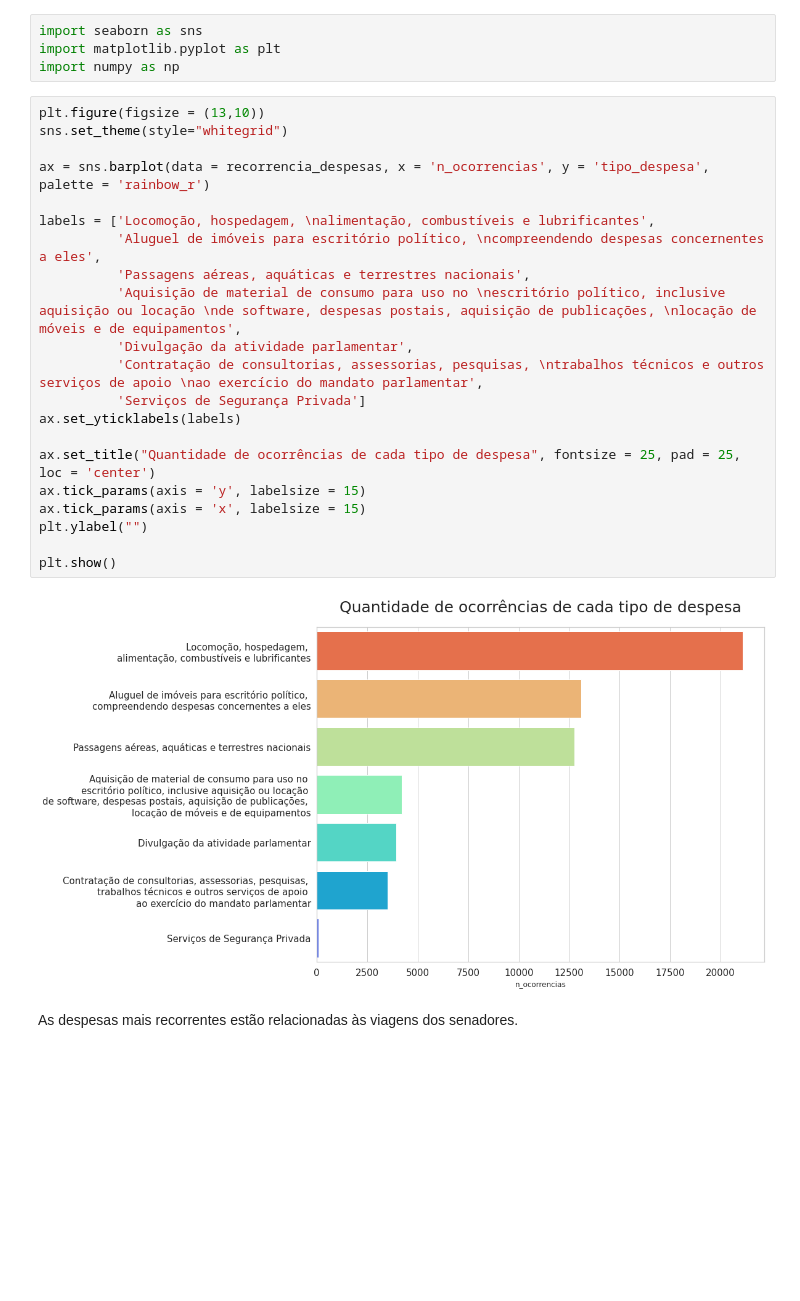
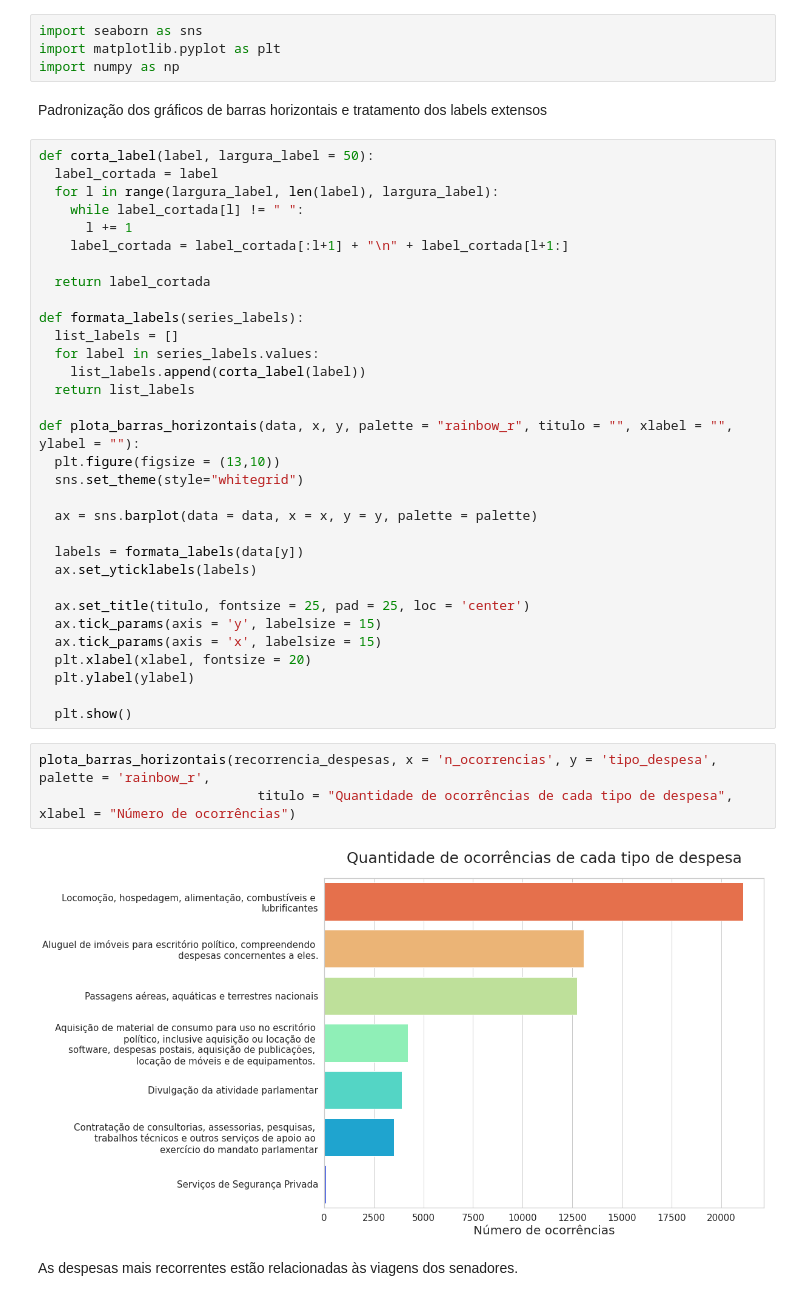
Before and after one commit to Tathy/Pesquisa-reembolsos-CEAPS, a Jupyter notebook: Pesquisa_sobre_dados_do_CEAPS.ipynb, the cells around one changed output. Saved outputs shown, nothing was run; the diff lists cells and outputs as text; blank space fills up the shorter version.

Commit message:
Análise sobre Gastos por tipo de despesa e Padronização de gráficos

```diff
--- a/Pesquisa_sobre_dados_do_CEAPS.ipynb
+++ b/Pesquisa_sobre_dados_do_CEAPS.ipynb
@@ -287,28 +287,44 @@ A tabela acima enumera as ocorrências de cada tipo de despesa.
 import seaborn as sns
 import matplotlib.pyplot as plt
 import numpy as np
-# %%
-plt.figure(figsize = (13,10))
-sns.set_theme(style="whitegrid")
-
-ax = sns.barplot(data = recorrencia_despesas, x = 'n_ocorrencias', y = 'tipo_despesa', palette = 'rainbow_r')
-
-labels = ['Locomoção, hospedagem, \nalimentação, combustíveis e lubrificantes',
-          'Aluguel de imóveis para escritório político, \ncompreendendo despesas concernentes a eles',
-          'Passagens aéreas, aquáticas e terrestres nacionais',
-          'Aquisição de material de consumo para uso no \nescritório político, inclusive aquisição ou locação \nde software, despesas postais, aquisição de publicações, \nlocação de móveis e de equipamentos',
-          'Divulgação da atividade parlamentar',
-          'Contratação de consultorias, assessorias, pesquisas, \ntrabalhos técnicos e outros serviços de apoio \nao exercício do mandato parlamentar',
-          'Serviços de Segurança Privada']
-ax.set_yticklabels(labels)
-
-ax.set_title("Quantidade de ocorrências de cada tipo de despesa", fontsize = 25, pad = 25, loc = 'center')
-ax.tick_params(axis = 'y', labelsize = 15)
-ax.tick_params(axis = 'x', labelsize = 15)
-plt.ylabel("")
-
-plt.show()
-# %% [output]
-[figure, removed]
+# %% [markdown]
+Padronização dos gráficos de barras horizontais e tratamento dos labels extensos
+# %%
+def corta_label(label, largura_label = 50):
+  label_cortada = label
+  for l in range(largura_label, len(label), largura_label):
+    while label_cortada[l] != " ":
+      l += 1
+    label_cortada = label_cortada[:l+1] + "\n" + label_cortada[l+1:]
+
+  return label_cortada
+
+def formata_labels(series_labels):
+  list_labels = []
+  for label in series_labels.values:
+    list_labels.append(corta_label(label))
+  return list_labels
+
+def plota_barras_horizontais(data, x, y, palette = "rainbow_r", titulo = "", xlabel = "", ylabel = ""):
+  plt.figure(figsize = (13,10))
+  sns.set_theme(style="whitegrid")
+
+  ax = sns.barplot(data = data, x = x, y = y, palette = palette)
+
+  labels = formata_labels(data[y])
+  ax.set_yticklabels(labels)
+
+  ax.set_title(titulo, fontsize = 25, pad = 25, loc = 'center')
+  ax.tick_params(axis = 'y', labelsize = 15)
+  ax.tick_params(axis = 'x', labelsize = 15)
+  plt.xlabel(xlabel, fontsize = 20)
+  plt.ylabel(ylabel)
+
+  plt.show()
+# %%
+plota_barras_horizontais(recorrencia_despesas, x = 'n_ocorrencias', y = 'tipo_despesa', palette = 'rainbow_r',
+                            titulo = "Quantidade de ocorrências de cada tipo de despesa", xlabel = "Número de ocorrências")
+# %% [output]
+[figure, added]
 # %% [markdown]
 As despesas mais recorrentes estão relacionadas às viagens dos senadores.
```
Also changed, not shown: parts of 4 cells of this notebook.
